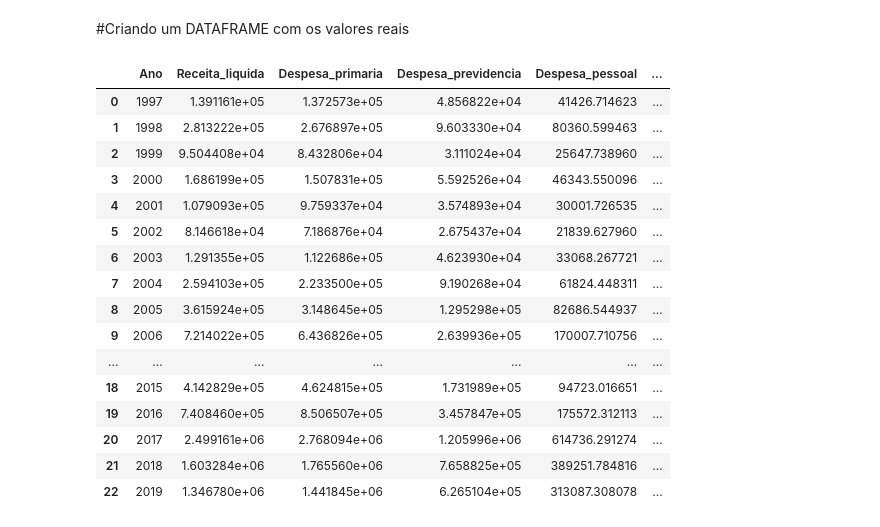
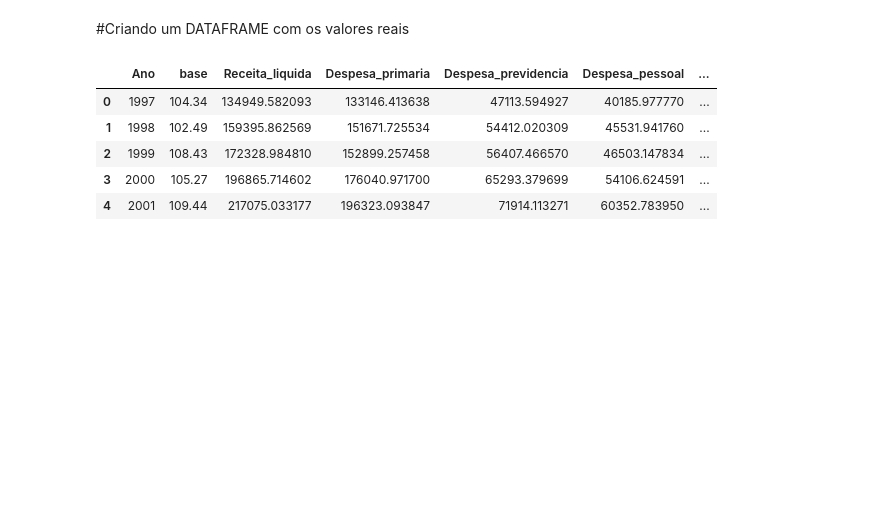
Before and after one commit to jp-data/template_portfolio, a Jupyter notebook: Previdência_social_brasileira.ipynb, the cells around one changed output. Cells and saved outputs as stored; diff of their text form; code cells hidden in the pictures; blank space fills up the shorter version.

```diff
--- a/Previdência_social_brasileira.ipynb
+++ b/Previdência_social_brasileira.ipynb
@@ -313,20 +303,0 @@ df_valores_reais.Despesas_poder_executivo=df.Despesas_poder_executivo*deflator
-# %%
-df_valores_reais.head(23)
-# %% [output]
-|  | Ano | Receita_liquida | Despesa_primaria | Despesa_previdencia | Despesa_pessoal | ... |
-| 0 | 1997 | 1.391161e+05 | 1.372573e+05 | 4.856822e+04 | 41426.714623 | ... |
-| 1 | 1998 | 2.813222e+05 | 2.676897e+05 | 9.603330e+04 | 80360.599463 | ... |
-| 2 | 1999 | 9.504408e+04 | 8.432806e+04 | 3.111024e+04 | 25647.738960 | ... |
-| 3 | 2000 | 1.686199e+05 | 1.507831e+05 | 5.592526e+04 | 46343.550096 | ... |
-| 4 | 2001 | 1.079093e+05 | 9.759337e+04 | 3.574893e+04 | 30001.726535 | ... |
-| 5 | 2002 | 8.146618e+04 | 7.186876e+04 | 2.675437e+04 | 21839.627960 | ... |
-| 6 | 2003 | 1.291355e+05 | 1.122686e+05 | 4.623930e+04 | 33068.267721 | ... |
-| 7 | 2004 | 2.594103e+05 | 2.233500e+05 | 9.190268e+04 | 61824.448311 | ... |
-| 8 | 2005 | 3.615924e+05 | 3.148645e+05 | 1.295298e+05 | 82686.544937 | ... |
-| 9 | 2006 | 7.214022e+05 | 6.436826e+05 | 2.639936e+05 | 170007.710756 | ... |
-| ... | ... | ... | ... | ... | ... | ... |
-| 18 | 2015 | 4.142829e+05 | 4.624815e+05 | 1.731989e+05 | 94723.016651 | ... |
-| 19 | 2016 | 7.408460e+05 | 8.506507e+05 | 3.457847e+05 | 175572.312113 | ... |
-| 20 | 2017 | 2.499161e+06 | 2.768094e+06 | 1.205996e+06 | 614736.291274 | ... |
-| 21 | 2018 | 1.603284e+06 | 1.765560e+06 | 7.658825e+05 | 389251.784816 | ... |
-| 22 | 2019 | 1.346780e+06 | 1.441845e+06 | 6.265104e+05 | 313087.308078 | ... |
@@ -333,3 +323,14 @@ df_valores_reais.head(23)
+# %%
+df_valores_reais.head()
+#print(df_valores_reais['Receita_liquida'].apply(format_number,locale='pt_BR'))
+#print(df['Receita_liquida'].apply(format_number,locale='pt_BR'))
+# %% [output]
+|  | Ano | base | Receita_liquida | Despesa_primaria | Despesa_previdencia | Despesa_pessoal | ... |
+| 0 | 1997 | 104.34 | 134949.582093 | 133146.413638 | 47113.594927 | 40185.977770 | ... |
+| 1 | 1998 | 102.49 | 159395.862569 | 151671.725534 | 54412.020309 | 45531.941760 | ... |
+| 2 | 1999 | 108.43 | 172328.984810 | 152899.257458 | 56407.466570 | 46503.147834 | ... |
+| 3 | 2000 | 105.27 | 196865.714602 | 176040.971700 | 65293.379699 | 54106.624591 | ... |
+| 4 | 2001 | 109.44 | 217075.033177 | 196323.093847 | 71914.113271 | 60352.783950 | ... |
 # %%
 x=df.Ano
 
```
Also changed, not shown: parts of 8 cells of this notebook.
